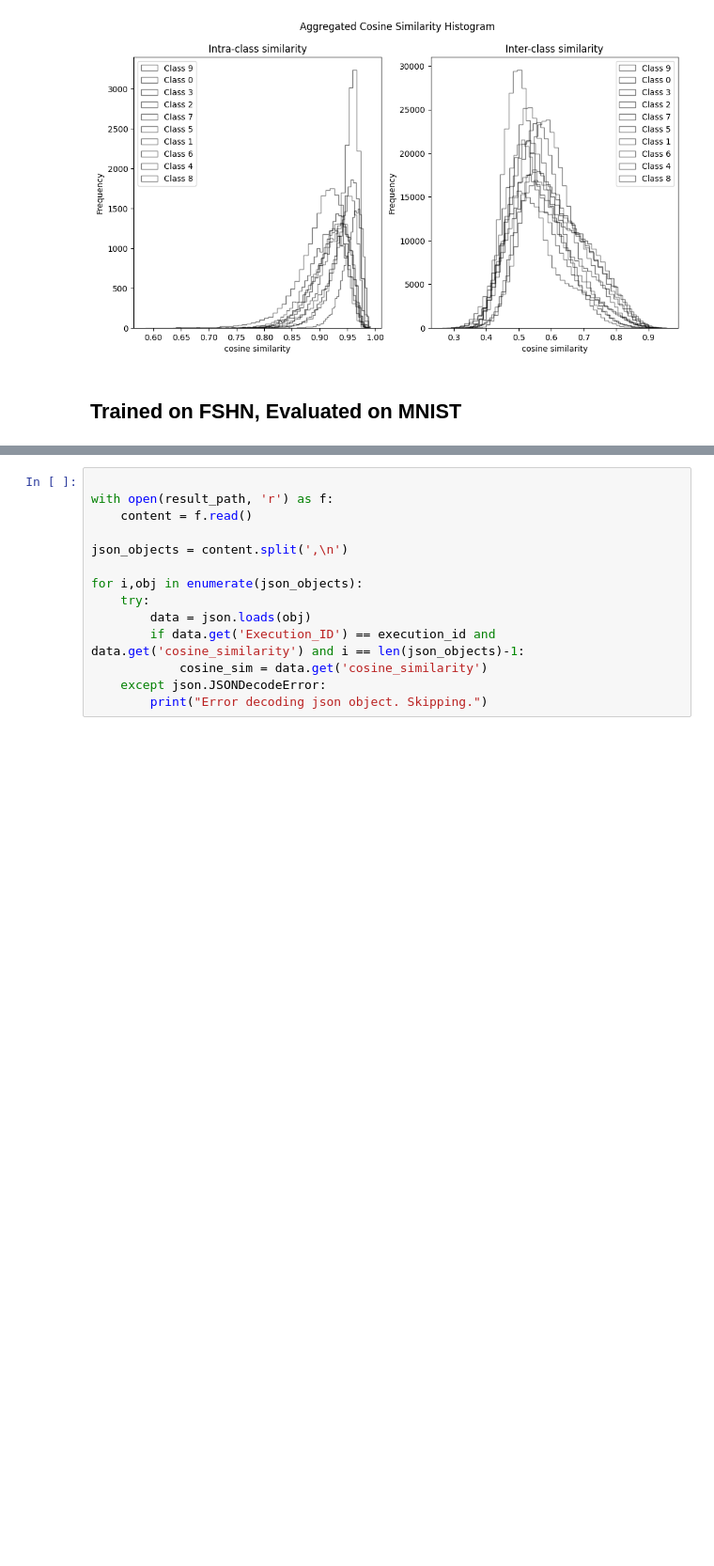
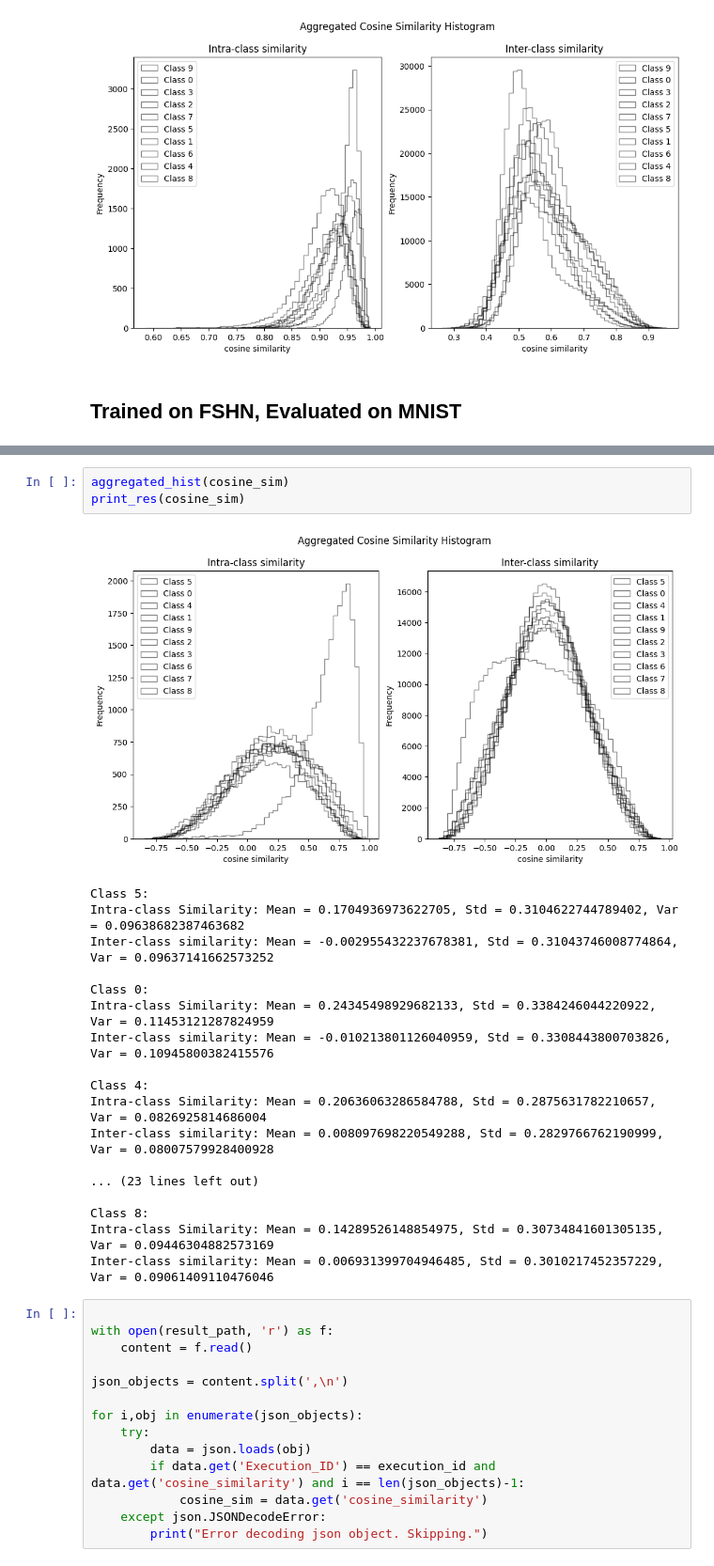
Before and after one commit to sebasalonsogp/MLResearch, a Jupyter notebook: Notebooks/new_fva.ipynb, the cells around one changed output, grey strips where cells are left out. Shown at 94% size. Cells and saved outputs as stored; diff of their text form; blank space fills up the shorter version.

```diff
--- a/Notebooks/new_fva.ipynb
+++ b/Notebooks/new_fva.ipynb
@@ -98,3 +174,25 @@ aggregated_hist(cosine_sim)
+# %%
+aggregated_hist(cosine_sim)
+print_res(cosine_sim)
+# %% [output]
+[figure, added]
+Class 5:
+Intra-class Similarity: Mean = 0.1704936973622705, Std = 0.3104622744789402, Var = 0.09638682387463682
+Inter-class similarity: Mean = -0.002955432237678381, Std = 0.31043746008774864, Var = 0.09637141662573252
+
+Class 0:
+Intra-class Similarity: Mean = 0.24345498929682133, Std = 0.3384246044220922, Var = 0.11453121287824959
+Inter-class similarity: Mean = -0.010213801126040959, Std = 0.3308443800703826, Var = 0.10945800382415576
+
+Class 4:
+Intra-class Similarity: Mean = 0.20636063286584788, Std = 0.2875631782210657, Var = 0.0826925814686004
+Inter-class similarity: Mean = 0.008097698220549288, Std = 0.2829766762190999, Var = 0.08007579928400928
+
+... (23 lines left out)
+
+Class 8:
+Intra-class Similarity: Mean = 0.14289526148854975, Std = 0.30734841601305135, Var = 0.09446304882573169
+Inter-class similarity: Mean = 0.006931399704946485, Std = 0.3010217452357229, Var = 0.09061409110476046
 # %%
 
 with open(result_path, 'r') as f:
```
Also changed, not shown: parts of 12 cells of this notebook, 3 other files.
